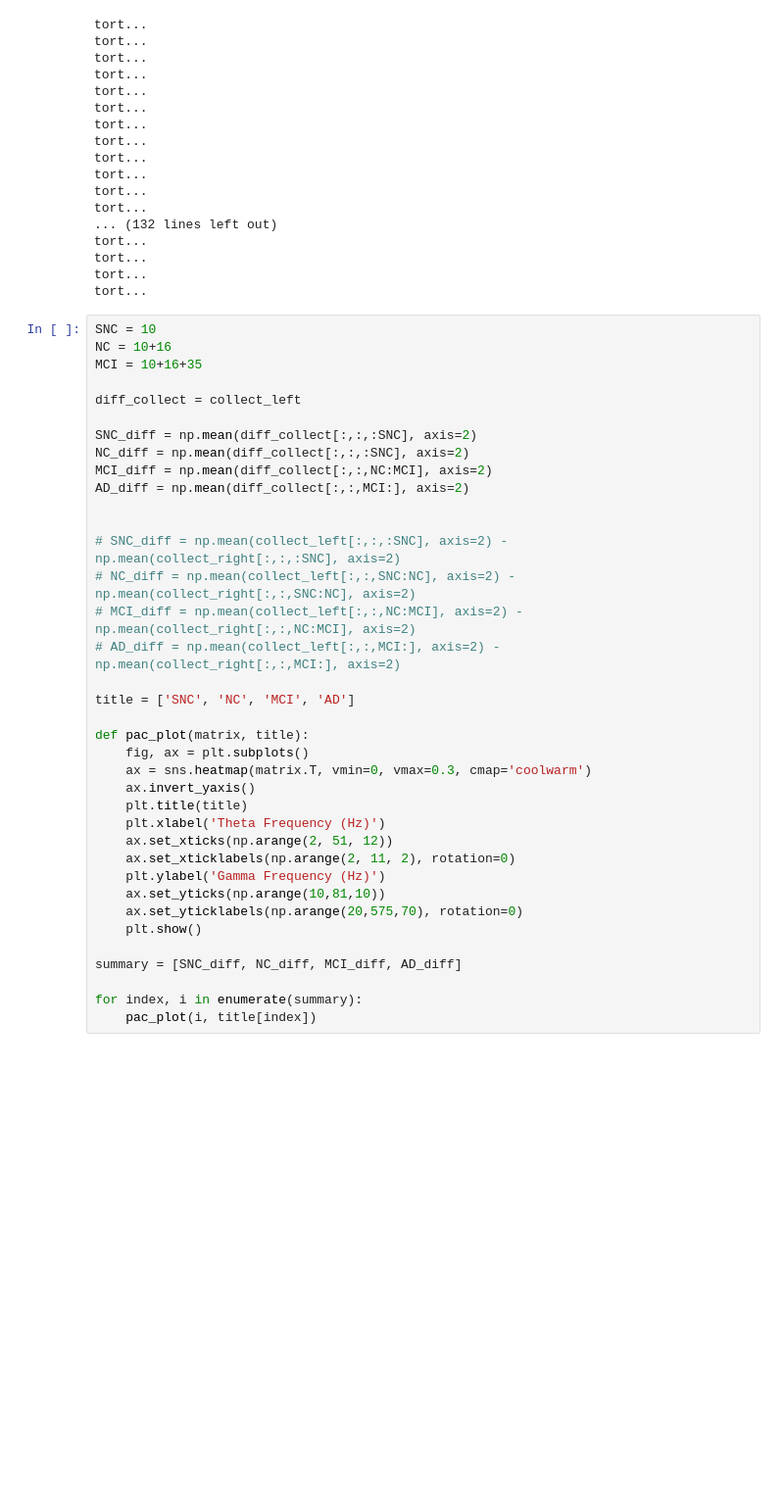
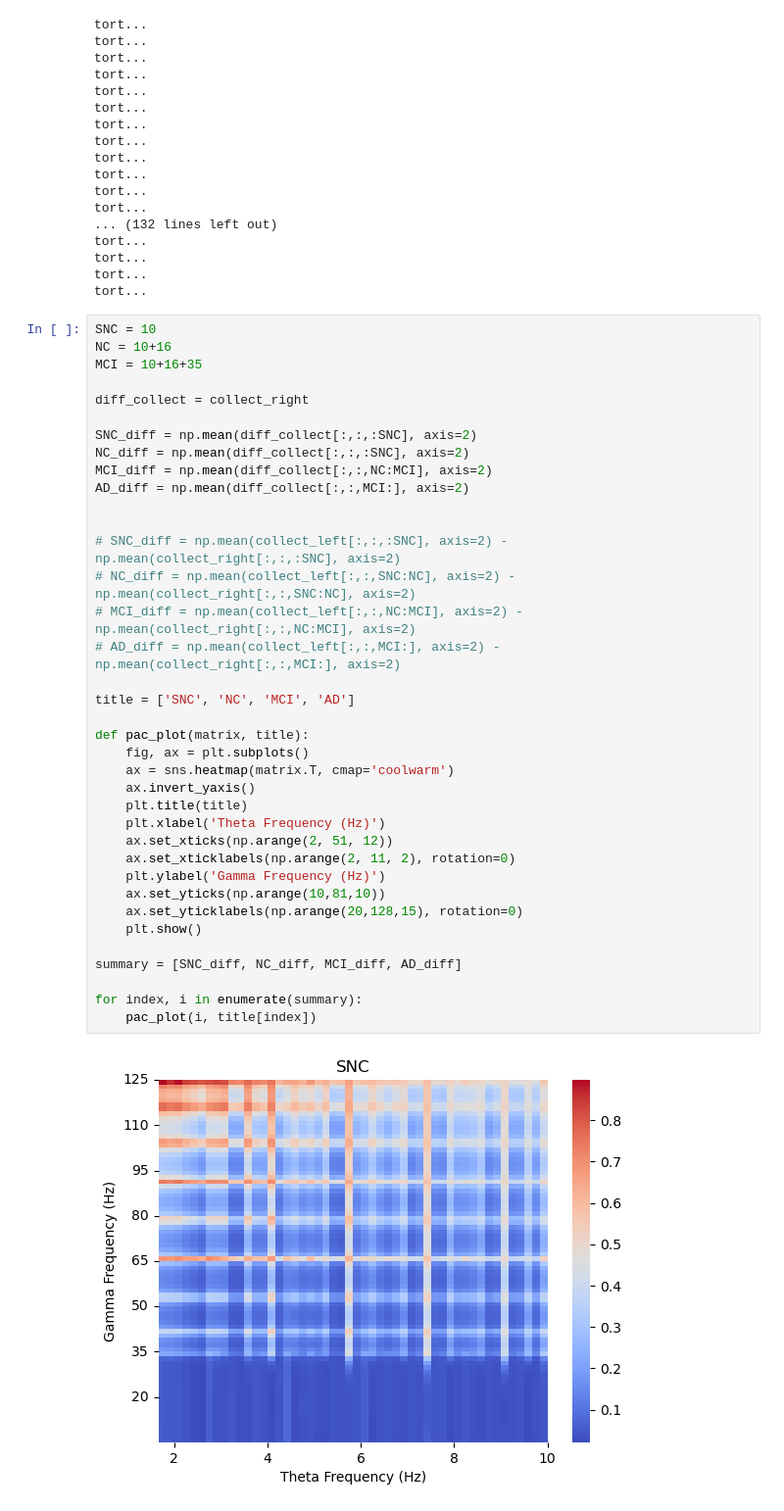
Before and after one commit to yilewang/Gc_detect_script, a Jupyter notebook: application/PAC.ipynb, the cells around one changed output. Shown at 98% size. Saved outputs shown, nothing was run; the diff lists cells and outputs as text; blank space fills up the shorter version.

```diff
--- a/application/PAC.ipynb
+++ b/application/PAC.ipynb
@@ -62,35 +62,37 @@ SNC = 10
 NC = 10+16
 MCI = 10+16+35
 
-diff_collect = collect_left
+diff_collect = collect_right
 
 SNC_diff = np.mean(diff_collect[:,:,:SNC], axis=2)
 NC_diff = np.mean(diff_collect[:,:,:SNC], axis=2)
 MCI_diff = np.mean(diff_collect[:,:,NC:MCI], axis=2)
 AD_diff = np.mean(diff_collect[:,:,MCI:], axis=2)
 
 
 # SNC_diff = np.mean(collect_left[:,:,:SNC], axis=2) - np.mean(collect_right[:,:,:SNC], axis=2)
 # NC_diff = np.mean(collect_left[:,:,SNC:NC], axis=2) - np.mean(collect_right[:,:,SNC:NC], axis=2)
 # MCI_diff = np.mean(collect_left[:,:,NC:MCI], axis=2) - np.mean(collect_right[:,:,NC:MCI], axis=2)
 # AD_diff = np.mean(collect_left[:,:,MCI:], axis=2) - np.mean(collect_right[:,:,MCI:], axis=2)
 
 title = ['SNC', 'NC', 'MCI', 'AD']
 
 def pac_plot(matrix, title):
     fig, ax = plt.subplots()
-    ax = sns.heatmap(matrix.T, vmin=0, vmax=0.3, cmap='coolwarm')
+    ax = sns.heatmap(matrix.T, cmap='coolwarm')
     ax.invert_yaxis()
     plt.title(title)
     plt.xlabel('Theta Frequency (Hz)')
     ax.set_xticks(np.arange(2, 51, 12))
     ax.set_xticklabels(np.arange(2, 11, 2), rotation=0)
     plt.ylabel('Gamma Frequency (Hz)')
     ax.set_yticks(np.arange(10,81,10))
-    ax.set_yticklabels(np.arange(20,575,70), rotation=0)
+    ax.set_yticklabels(np.arange(20,128,15), rotation=0)
     plt.show()
 
 summary = [SNC_diff, NC_diff, MCI_diff, AD_diff]
 
 for index, i in enumerate(summary):
     pac_plot(i, title[index])
+# %% [output]
+[figure, added]
```
Also changed, not shown: parts of 1 cell of this notebook, 1 other file.
